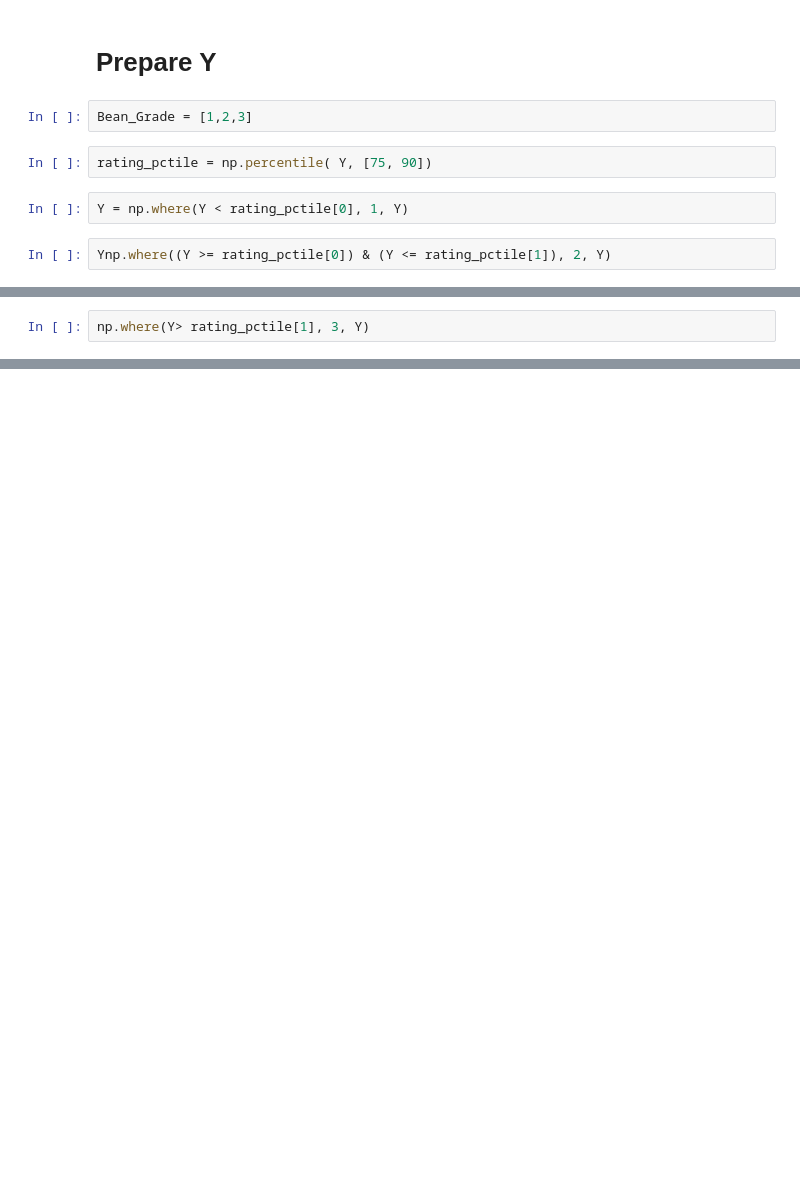
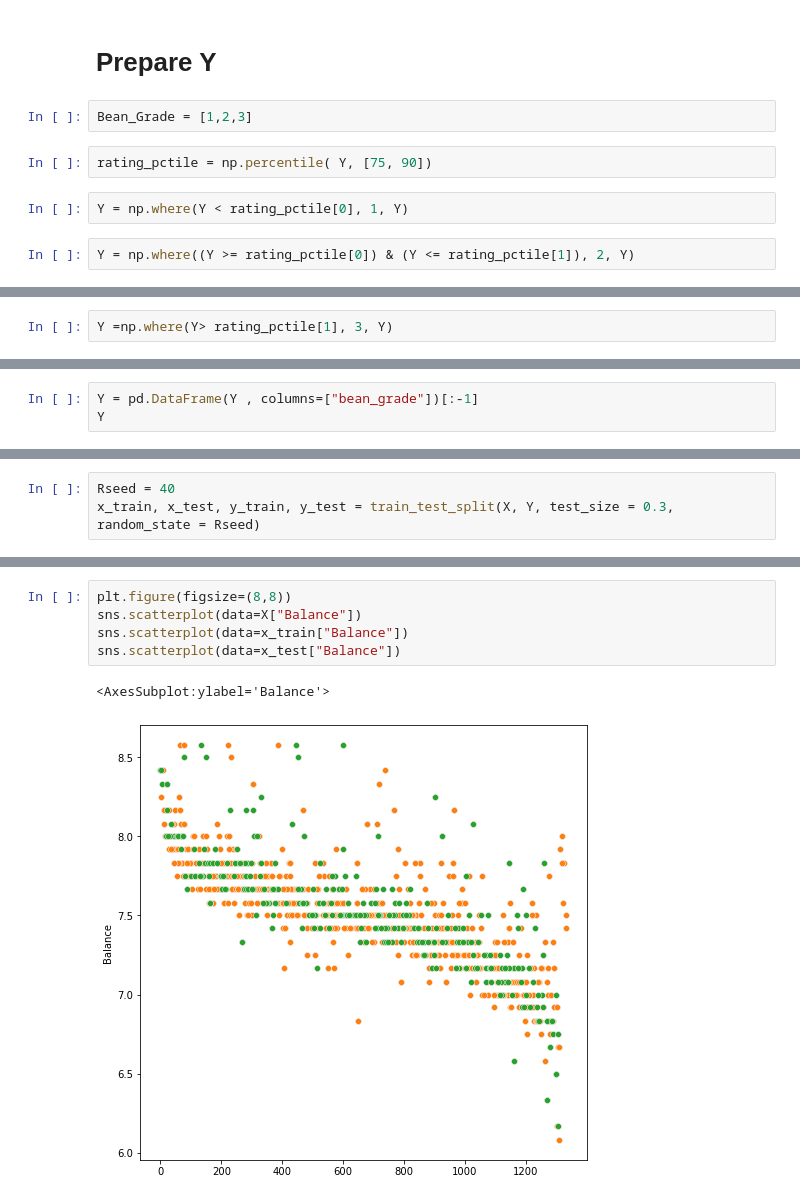
Before and after one commit to aphisit-ths/MACHINE-LEARNING-COURSE2022, a Jupyter notebook: [#7CLASSIFICATION MODEL]/CLASSIFICATION MODEL.ipynb, the cells around one changed output, grey strips where cells are left out. Saved outputs shown, nothing was run; the diff lists cells and outputs as text; blank space fills up the shorter version.

```diff
--- a/[#7CLASSIFICATION MODEL]/CLASSIFICATION MODEL.ipynb
+++ b/[#7CLASSIFICATION MODEL]/CLASSIFICATION MODEL.ipynb
@@ -203,4 +222,4 @@ rating_pctile = np.percentile( Y, [75, 90])
 # %%
 Y = np.where(Y < rating_pctile[0], 1, Y)
 # %%
-Ynp.where((Y >= rating_pctile[0]) & (Y <= rating_pctile[1]), 2, Y)
+Y = np.where((Y >= rating_pctile[0]) & (Y <= rating_pctile[1]), 2, Y)
@@ -209,2 +226,2 @@ array([90.58, 89.92, 89.  , ...,  1.  ,  1.  ,  1.  ])
 # %%
-np.where(Y> rating_pctile[1], 3, Y)
+Y =np.where(Y> rating_pctile[1], 3, Y)
@@ -212,0 +228,3 @@ array([3., 3., 3., ..., 1., 1., 1.])
+# %%
+Y = pd.DataFrame(Y , columns=["bean_grade"])[:-1]
+Y
@@ -212,0 +262,3 @@ array([3., 3., 3., ..., 1., 1., 1.])
+# %%
+Rseed = 40
+x_train, x_test, y_train, y_test = train_test_split(X, Y, test_size = 0.3, random_state = Rseed)
@@ -212,0 +296,8 @@ array([3., 3., 3., ..., 1., 1., 1.])
+# %%
+plt.figure(figsize=(8,8))
+sns.scatterplot(data=X["Balance"])
+sns.scatterplot(data=x_train["Balance"])
+sns.scatterplot(data=x_test["Balance"])
+# %% [output]
+<AxesSubplot:ylabel='Balance'>
+[figure, added]
```
Also changed, not shown: parts of 14 cells of this notebook.
